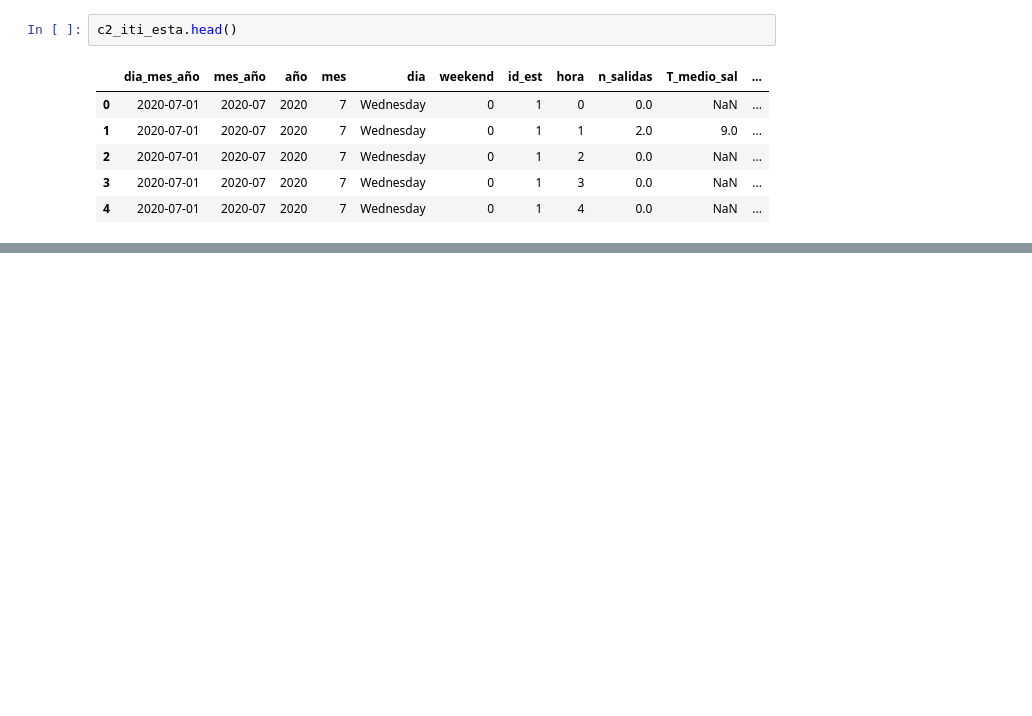
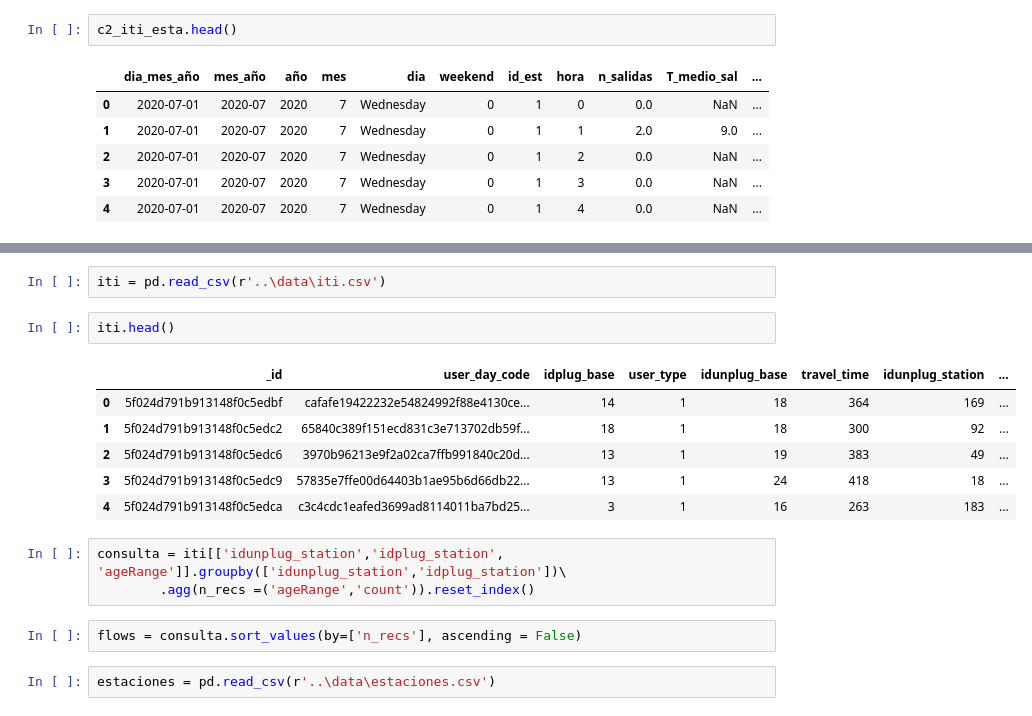
Before and after one commit to AaronNebreda/biciMAD_analysis, a Jupyter notebook: src/Untitled3.ipynb, the cells around one changed output, grey strips where cells are left out. Drawn from its saved outputs; the diff is of its cells as text; blank space fills up the shorter version.

```diff
--- a/src/Untitled3.ipynb
+++ b/src/Untitled3.ipynb
@@ -133,0 +138,18 @@ dat_barrios_horas.head(100)
+# %%
+iti = pd.read_csv(r'..\data\iti.csv')
+# %%
+iti.head()
+# %% [output]
+|  | _id | user_day_code | idplug_base | user_type | idunplug_base | travel_time | idunplug_station | ... |
+| 0 | 5f024d791b913148f0c5edbf | cafafe19422232e54824992f88e4130ce... | 14 | 1 | 18 | 364 | 169 | ... |
+| 1 | 5f024d791b913148f0c5edc2 | 65840c389f151ecd831c3e713702db59f... | 18 | 1 | 18 | 300 | 92 | ... |
+| 2 | 5f024d791b913148f0c5edc6 | 3970b96213e9f2a02ca7ffb991840c20d... | 13 | 1 | 19 | 383 | 49 | ... |
+| 3 | 5f024d791b913148f0c5edc9 | 57835e7ffe00d64403b1ae95b6d66db22... | 13 | 1 | 24 | 418 | 18 | ... |
+| 4 | 5f024d791b913148f0c5edca | c3c4cdc1eafed3699ad8114011ba7bd25... | 3 | 1 | 16 | 263 | 183 | ... |
+# %%
+consulta = iti[['idunplug_station','idplug_station', 'ageRange']].groupby(['idunplug_station','idplug_station'])\
+        .agg(n_recs =('ageRange','count')).reset_index()
+# %%
+flows = consulta.sort_values(by=['n_recs'], ascending = False)
+# %%
+estaciones = pd.read_csv(r'..\data\estaciones.csv')
```
Also changed, not shown: parts of 26 cells of this notebook.
